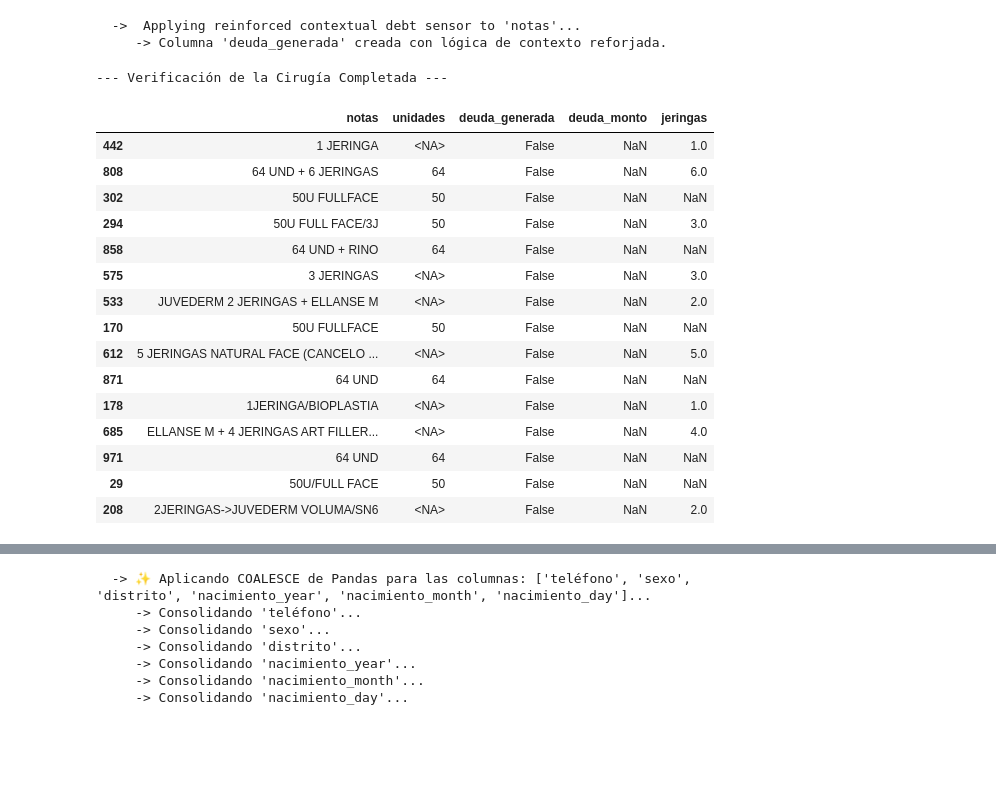
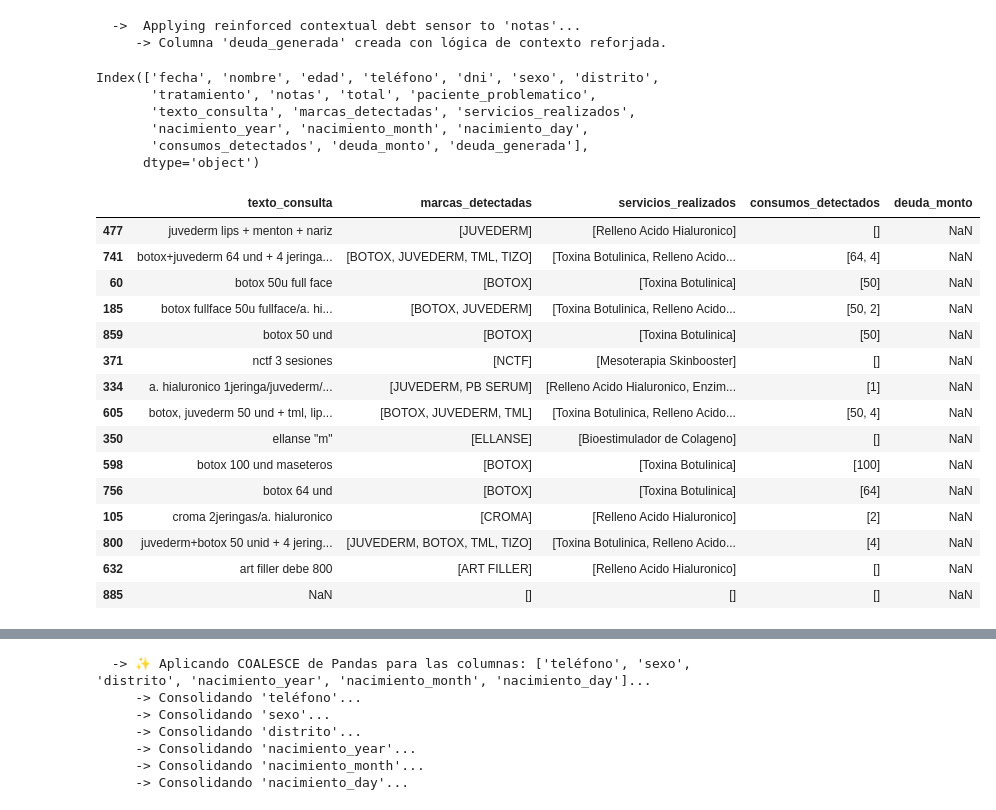
Before and after one commit to MiguelAAR10/clinica-prime-etl-pipeline, a Jupyter notebook: notebooks/etl_v2.ipynb, the cells around one changed output, grey strips where cells are left out. Cells and saved outputs as stored; diff of their text form; code cells hidden in the pictures; blank space fills up the shorter version.

```diff
--- a/notebooks/etl_v2.ipynb
+++ b/notebooks/etl_v2.ipynb
@@ -1,3 +1,13 @@
+# %%
+import pandas as pd
+
+# Esto le dice a Pandas que muestre el contenido completo de las columnas,
+# sin truncar el texto.
+pd.options.display.max_colwidth = None
+
+# Opcional: Esto asegura que todas las columnas sean visibles,
+# no solo las que caben en la pantalla.
+pd.options.display.max_columns = None
 # %%
 # -------------------------------------------------------
 #                 IMPORTAR LIBRERIAS
@@ -503 +550,4 @@ memory usage: 87.4+ KB
 None
+# %%
+df_final['nombre'] = df_final['nombre'].str.title()
+df_final['nombre'].sample(20)
@@ -604,0 +694,2 @@ dtype: object
+# %%
+df_final['texto_consulta'] = df_final['tratamiento'] + ' ' + df_final['notas']
@@ -616,10 +772,3 @@ df_final = df_final.pipe(desglosar_fecha, nombre_columna='nacimiento', prefijo='
 --- Iniciando Fase Final de Limpieza y Enriquecimiento ---
   -> 🗓️  Aplicando herramienta: 'desglosar_fecha' en 'nacimiento'...
      -> Columna 'nacimiento' desglosada y eliminada.
-# %%
-
-# --- Aplicando la Extracción de Producto (Optimizada) ---
-df_final = df_final.pipe(extraer_producto_principal, cols_fuente='notas')
-
-print("\n\n--- Verificación Final de la Estructura ---")
-print(df_final.info(show_counts=True))
@@ -785,40 +940,38 @@ df_final_enriquecido = (df_final
 # %% [output]
   ->  Applying reinforced contextual debt sensor to 'notas'...
      -> Columna 'deuda_generada' creada con lógica de contexto reforjada.
+# %%
+df_final.columns
+# %% [output]
+Index(['fecha', 'nombre', 'edad', 'teléfono', 'dni', 'sexo', 'distrito',
+       'tratamiento', 'notas', 'total', 'paciente_problematico',
+       'texto_consulta', 'marcas_detectadas', 'servicios_realizados',
+       'nacimiento_year', 'nacimiento_month', 'nacimiento_day',
+       'consumos_detectados', 'deuda_monto', 'deuda_generada'],
+      dtype='object')
 # %%
 
-print("\n\n--- Verificación de la Cirugía Completada ---")
-columnas_a_mostrar = [
-    'notas',
-    'unidades',
-    'deuda_generada',
-    'deuda_monto',
-    'jeringas'
-]
+
 
 # Muestra solo las filas donde al menos una de nuestras nuevas herramientas encontró algo.
-display(df_final_enriquecido[columnas_a_mostrar].dropna(
-    subset=['unidades', 'deuda_monto', 'jeringas'],
-    how='all'
-).sample(15))
+display(df_final[['texto_consulta', 'marcas_detectadas', 'servicios_realizados', 'consumos_detectados', 'deuda_monto']].sample(15))
 # %% [output]
---- Verificación de la Cirugía Completada ---
-|  | notas | unidades | deuda_generada | deuda_monto | jeringas |
-| 442 | 1 JERINGA | <NA> | False | NaN | 1.0 |
-| 808 | 64 UND + 6 JERINGAS | 64 | False | NaN | 6.0 |
-| 302 | 50U FULLFACE | 50 | False | NaN | NaN |
-| 294 | 50U FULL FACE/3J | 50 | False | NaN | 3.0 |
-| 858 | 64 UND + RINO | 64 | False | NaN | NaN |
-| 575 | 3 JERINGAS | <NA> | False | NaN | 3.0 |
-| 533 | JUVEDERM 2 JERINGAS + ELLANSE M | <NA> | False | NaN | 2.0 |
-| 170 | 50U FULLFACE | 50 | False | NaN | NaN |
-| 612 | 5 JERINGAS NATURAL FACE (CANCELO ... | <NA> | False | NaN | 5.0 |
-| 871 | 64 UND | 64 | False | NaN | NaN |
-| 178 | 1JERINGA/BIOPLASTIA | <NA> | False | NaN | 1.0 |
-| 685 | ELLANSE M + 4 JERINGAS ART FILLER... | <NA> | False | NaN | 4.0 |
-| 971 | 64 UND | 64 | False | NaN | NaN |
-| 29 | 50U/FULL FACE | 50 | False | NaN | NaN |
-| 208 | 2JERINGAS->JUVEDERM VOLUMA/SN6 | <NA> | False | NaN | 2.0 |
+|  | texto_consulta | marcas_detectadas | servicios_realizados | consumos_detectados | deuda_monto |
+| 477 | juvederm lips + menton + nariz | [JUVEDERM] | [Relleno Acido Hialuronico] | [] | NaN |
+| 741 | botox+juvederm 64 und + 4 jeringa... | [BOTOX, JUVEDERM, TML, TIZO] | [Toxina Botulinica, Relleno Acido... | [64, 4] | NaN |
+| 60 | botox 50u full face | [BOTOX] | [Toxina Botulinica] | [50] | NaN |
+| 185 | botox fullface 50u fullface/a. hi... | [BOTOX, JUVEDERM] | [Toxina Botulinica, Relleno Acido... | [50, 2] | NaN |
+| 859 | botox 50 und | [BOTOX] | [Toxina Botulinica] | [50] | NaN |
+| 371 | nctf 3 sesiones | [NCTF] | [Mesoterapia Skinbooster] | [] | NaN |
+| 334 | a. hialuronico 1jeringa/juvederm/... | [JUVEDERM, PB SERUM] | [Relleno Acido Hialuronico, Enzim... | [1] | NaN |
+| 605 | botox, juvederm 50 und + tml, lip... | [BOTOX, JUVEDERM, TML] | [Toxina Botulinica, Relleno Acido... | [50, 4] | NaN |
+| 350 | ellanse "m" | [ELLANSE] | [Bioestimulador de Colageno] | [] | NaN |
+| 598 | botox 100 und maseteros | [BOTOX] | [Toxina Botulinica] | [100] | NaN |
+| 756 | botox 64 und | [BOTOX] | [Toxina Botulinica] | [64] | NaN |
+| 105 | croma 2jeringas/a. hialuronico | [CROMA] | [Relleno Acido Hialuronico] | [2] | NaN |
+| 800 | juvederm+botox 50 unid + 4 jering... | [JUVEDERM, BOTOX, TML, TIZO] | [Toxina Botulinica, Relleno Acido... | [4] | NaN |
+| 632 | art filler debe 800 | [ART FILLER] | [Relleno Acido Hialuronico] | [] | NaN |
+| 885 | NaN | [] | [] | [] | NaN |
 # %%
 df_final.columns
 # %% [output]
```
Also changed, not shown: parts of 58 cells of this notebook, 1 other file.
